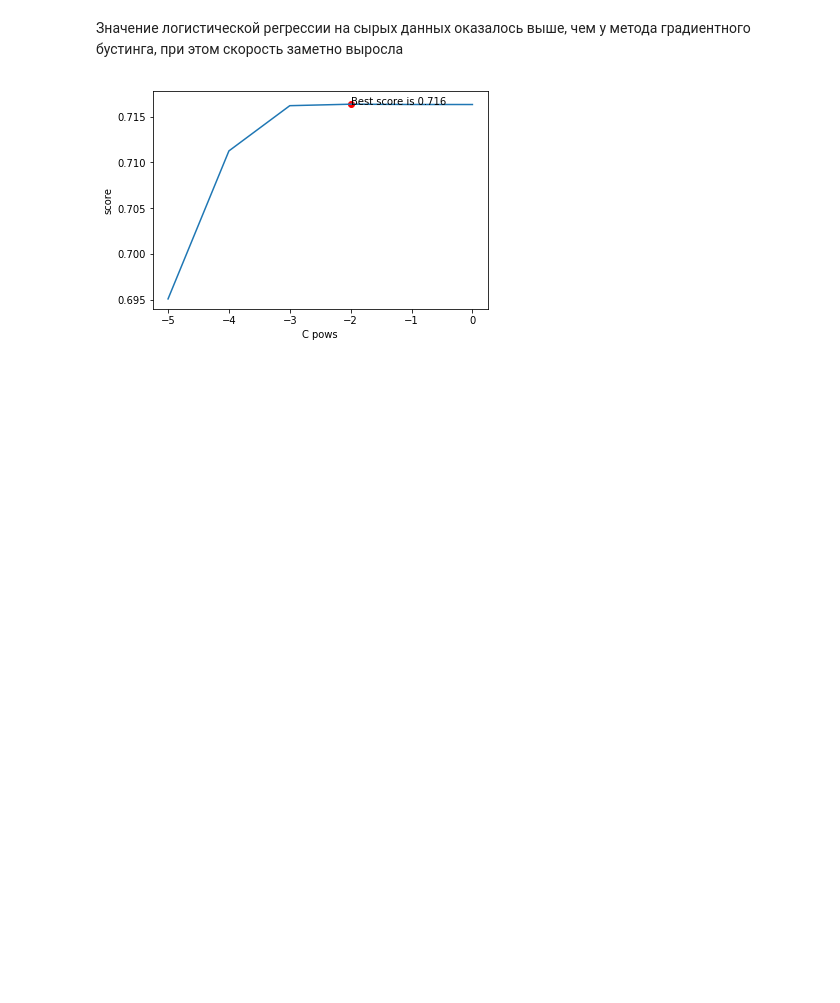
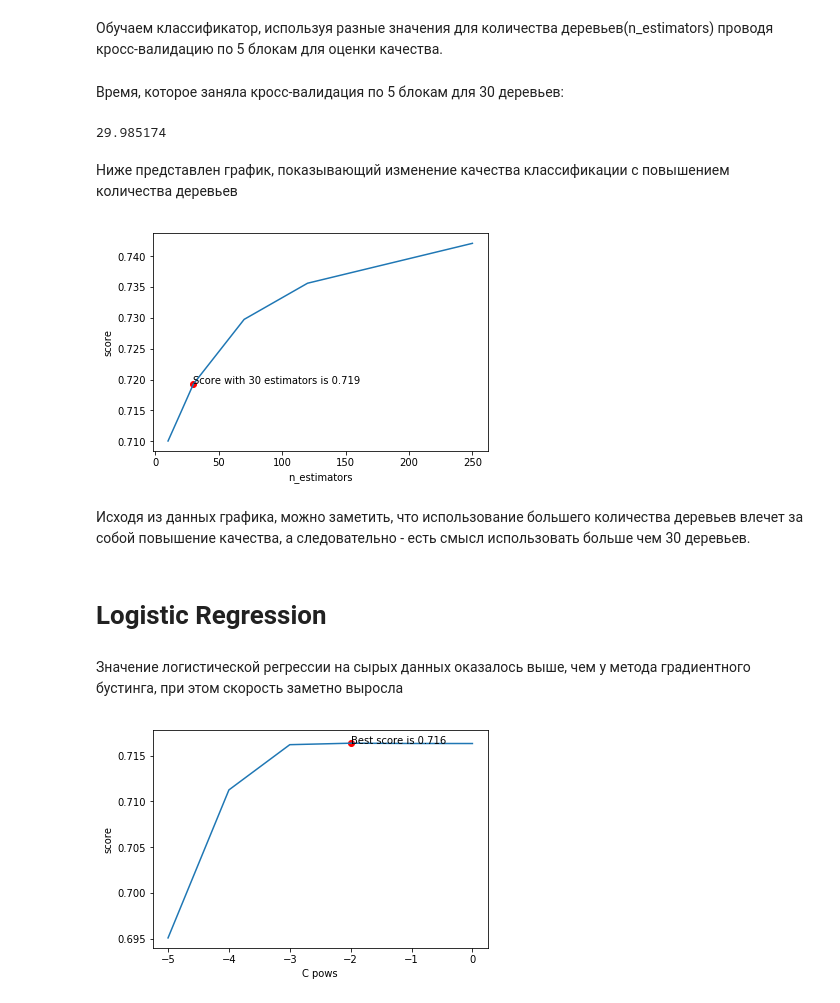
Before and after one commit to teimurjan/intro-to-ml-yandex, a Jupyter notebook: analysis-ru.ipynb, the cells around one changed output. Drawn from its saved outputs; the diff is of its cells as text; code cells hidden in the pictures; blank space fills up the shorter version.

```diff
--- a/lr/lr.ipynb
+++ b/analysis-ru.ipynb
@@ -0,0 +16,5 @@
+# %%
+train_data = utils.get_data(fillna=False)
+test_data = utils.get_data(test=True, sample=False)
+X_train = train_data.loc[:, train_data.columns != 'radiant_win']
+gb_utils.get_skips_df(train_data)
@@ -0,0 +38,3 @@
+# %%
+X_train = utils.replace_with_bag_of_words(utils.prepare_data(X_train.fillna(0)))
+X_train.head()
@@ -0,0 +52,3 @@
+# %%
+y = train_data['radiant_win']
+y
@@ -1,2 +73,31 @@
+# %% [markdown]
+Обучаем классификатор, используя разные значения для количества деревьев(n_estimators) проводя кросс-валидацию по 5 блокам для оценки качества.
+# %%
+estimators = [10, 20, 30, 70, 120, 250]
+scores = []
+cross_val_times = []
+for n_estimators in estimators:
+    cv = KFold(n_splits=5, shuffle=True, random_state=241)
+    clf = GradientBoostingClassifier(n_estimators=n_estimators, random_state=241)
+    start_time = datetime.now()
+    score = cross_val_score(estimator=clf, cv=cv, X=X_train, y=y, scoring='roc_auc').mean()
+    cross_val_times.append(datetime.now() - start_time)
+    scores.append(score)
+# %% [markdown]
+Время, которое заняла кросс-валидация по 5 блокам для 30 деревьев:
+# %%
+cross_val_times[estimators.index(30)].total_seconds()
+# %% [output]
+29.985174
+# %% [markdown]
+Ниже представлен график, показывающий изменение качества классификации с повышением количества деревьев
+# %%
+gb_utils.plot(estimators, scores)
+# %% [output]
+[figure, added]
+# %% [markdown]
+Исходя из данных графика, можно заметить, что использование большего количества деревьев влечет за собой повышение качества, а следовательно - есть смысл использовать больше чем 30 деревьев.
+# %% [markdown]
+# Logistic Regression
 # %%
 from sklearn.linear_model import LogisticRegression
```
Also changed, not shown: parts of 9 cells of this notebook, 7 other files.
